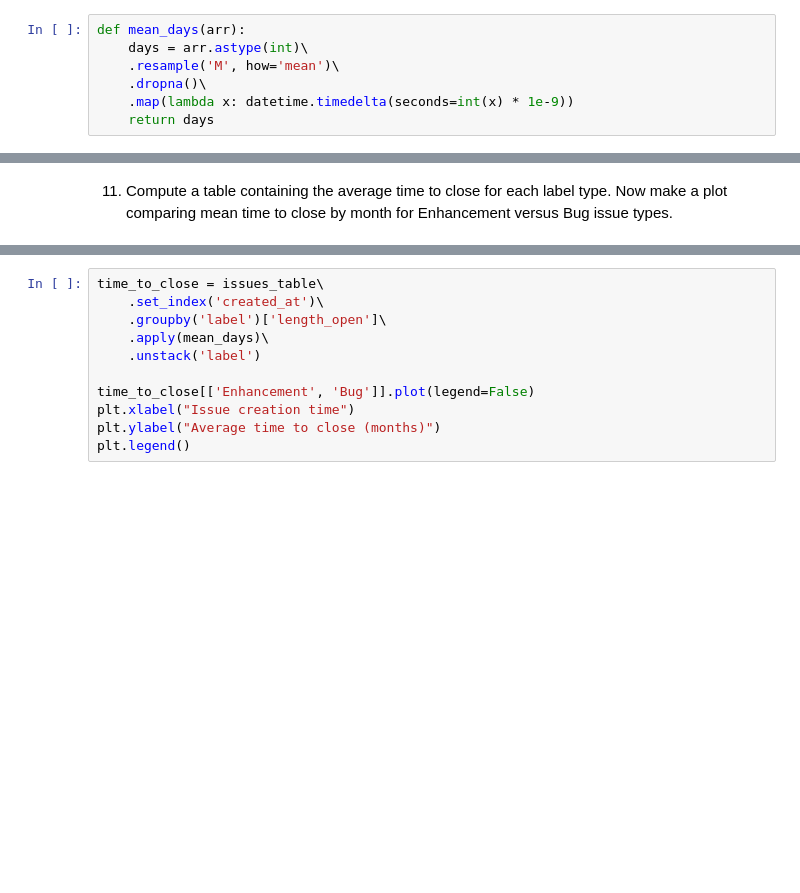
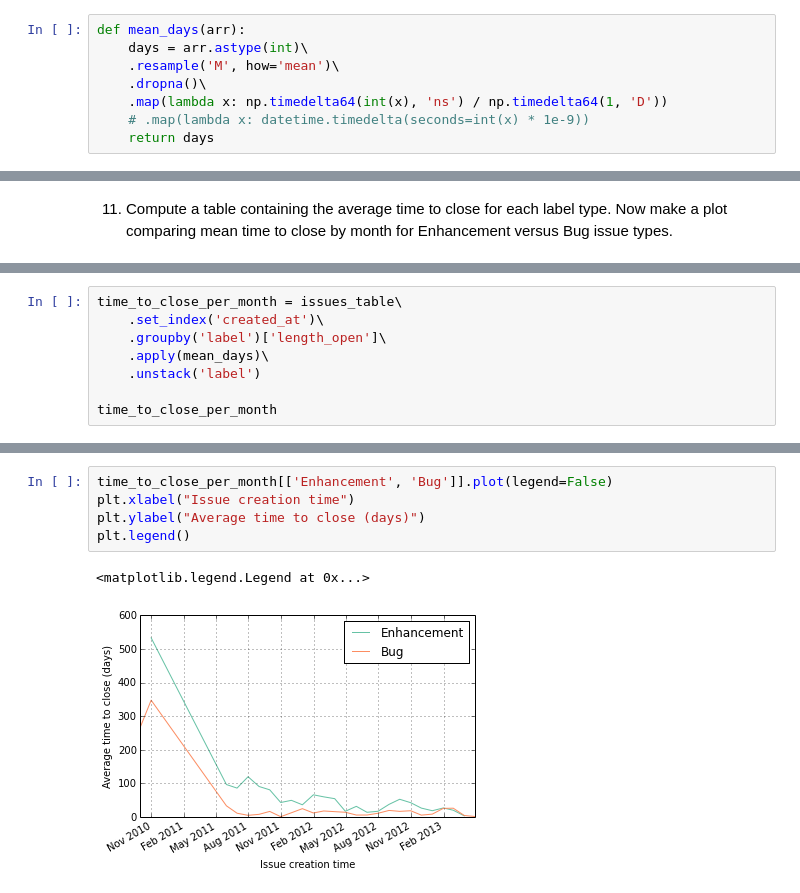
Before and after one commit to jhamrick/fall2013-python-seminar, a Jupyter notebook: hw7/hw_7_pandas_and_timeseries.ipynb, the cells around one changed output, grey strips where cells are left out. Cells and saved outputs as stored; diff of their text form; blank space fills up the shorter version.

Commit message:
Run notebook, and fix issues with reporting average days

```diff
--- a/hw7/hw_7_pandas_and_timeseries.ipynb
+++ b/hw7/hw_7_pandas_and_timeseries.ipynb
@@ -80,7 +114,8 @@ def mean_days(arr):
     days = arr.astype(int)\
 	.resample('M', how='mean')\
 	.dropna()\
-	.map(lambda x: datetime.timedelta(seconds=int(x) * 1e-9))
+	.map(lambda x: np.timedelta64(int(x), 'ns') / np.timedelta64(1, 'D'))
+	# .map(lambda x: datetime.timedelta(seconds=int(x) * 1e-9))
     return days
 # %%
 unique_issues['length_open'] = (unique_issues['closed_at'] - unique_issues['created_at'])
@@ -190,0 +355,8 @@ versus Bug issue types.
+# %%
+time_to_close_per_month = issues_table\
+    .set_index('created_at')\
+    .groupby('label')['length_open']\
+    .apply(mean_days)\
+    .unstack('label')
+
+time_to_close_per_month
@@ -191,11 +381,8 @@ versus Bug issue types.
 # %%
-time_to_close = issues_table\
-    .set_index('created_at')\
-    .groupby('label')['length_open']\
-    .apply(mean_days)\
-    .unstack('label')
-
-time_to_close[['Enhancement', 'Bug']].plot(legend=False)
+time_to_close_per_month[['Enhancement', 'Bug']].plot(legend=False)
 plt.xlabel("Issue creation time")
-plt.ylabel("Average time to close (months)")
+plt.ylabel("Average time to close (days)")
 plt.legend()
+# %% [output]
+<matplotlib.legend.Legend at 0x...>
+[figure, added]
```
Also changed, not shown: parts of 16 cells of this notebook.
